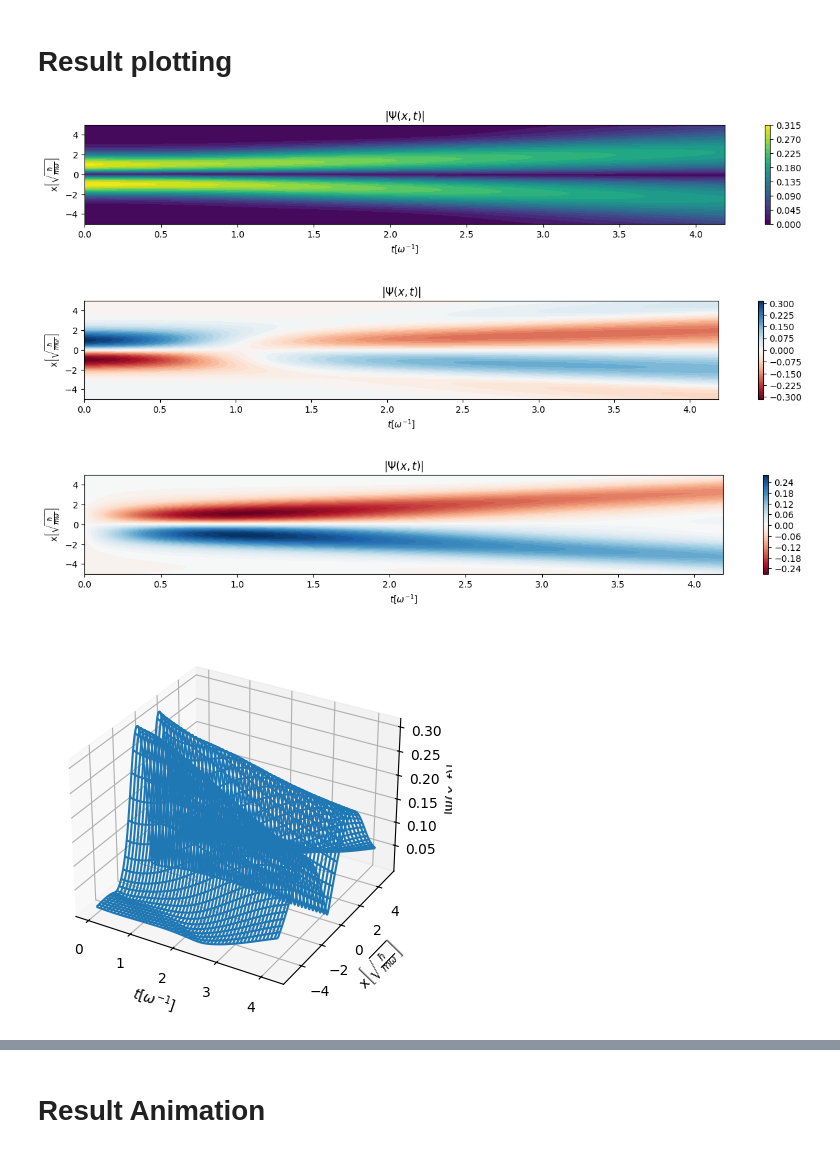
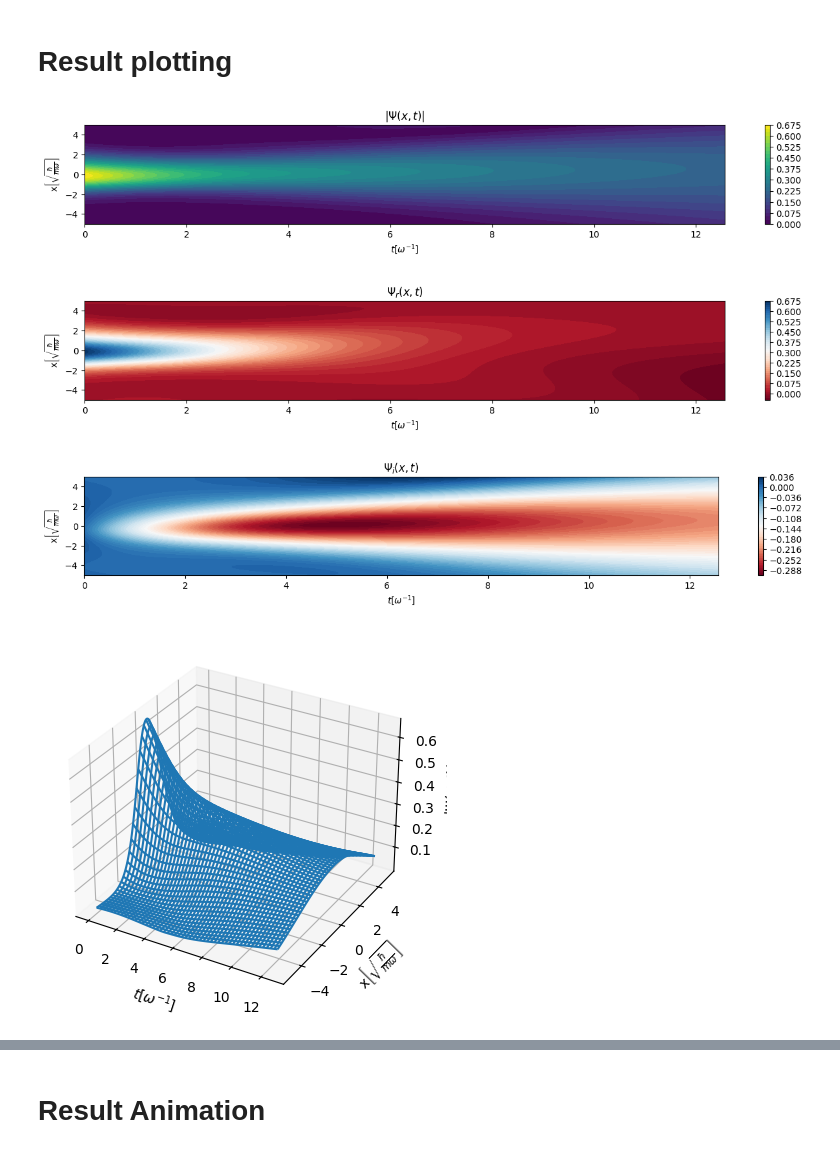
Before and after one commit to zincware/ZnPINNLab, a Jupyter notebook: day2/pinn_schrodinger.ipynb, the cells around one changed output, grey strips where cells are left out. Saved outputs shown, nothing was run; the diff lists cells and outputs as text; code cells hidden in the pictures.

```diff
--- a/day2/pinn_schrodinger.ipynb
+++ b/day2/pinn_schrodinger.ipynb
@@ -116,7 +116,7 @@ Torch utilizing dev cpu
 # %% [markdown]
 # Data Import
 # %%
-shared_data = SharedData(n=1)
+shared_data = SharedData(n=0)
 boundary = Schrodinger_Boundary(shared_data)
 initial = Schrodinger_Initial(shared_data)
 schrodinger = Schrodinger(shared_data)
@@ -984,7 +1041,7 @@ def visualize_solution(model, period, potential_scaling, n, save_svg=False):
 
     cf = ax.contourf(T,X,h_hat[:,:,0], 60, cmap='RdBu')
     plt.colorbar(cf)
-    plt.title(r"$|Ψ(x,t)|$")
+    plt.title(r"$Ψ_r(x,t)$")
     plt.ylabel(r"x$\left[\sqrt{\frac{\hbar}{m\omega}}\right]$")
     plt.xlabel(r"$t[\omega^{-1}]$")
     plt.show()
@@ -998,7 +1055,7 @@ def visualize_solution(model, period, potential_scaling, n, save_svg=False):
 
     cf = ax.contourf(T,X,h_hat[:,:,1], 60, cmap='RdBu')
     plt.colorbar(cf)
-    plt.title(r"$|Ψ(x,t)|$")
+    plt.title(r"$Ψ_i(x,t)$")
     plt.ylabel(r"x$\left[\sqrt{\frac{\hbar}{m\omega}}\right]$")
     plt.xlabel(r"$t[\omega^{-1}]$")
     plt.show()
@@ -1027,9 +1084,9 @@ def visualize_solution(model, period, potential_scaling, n, save_svg=False):
 
     pass
 # %%
-visualize_solution(model, period, potential_scaling=False, n=shared_data.n, save_svg=False)
+visualize_solution(model, period, potential_scaling=True, n=shared_data.n, save_svg=True)
 # %% [output]
-[figure, old version]
+[figure, new version]
-[figure, old version]
+[figure, new version]
-[figure, old version]
+[figure, new version]
-[figure, old version]
+[figure, new version]
```
Also changed, not shown: parts of 21 cells of this notebook.
